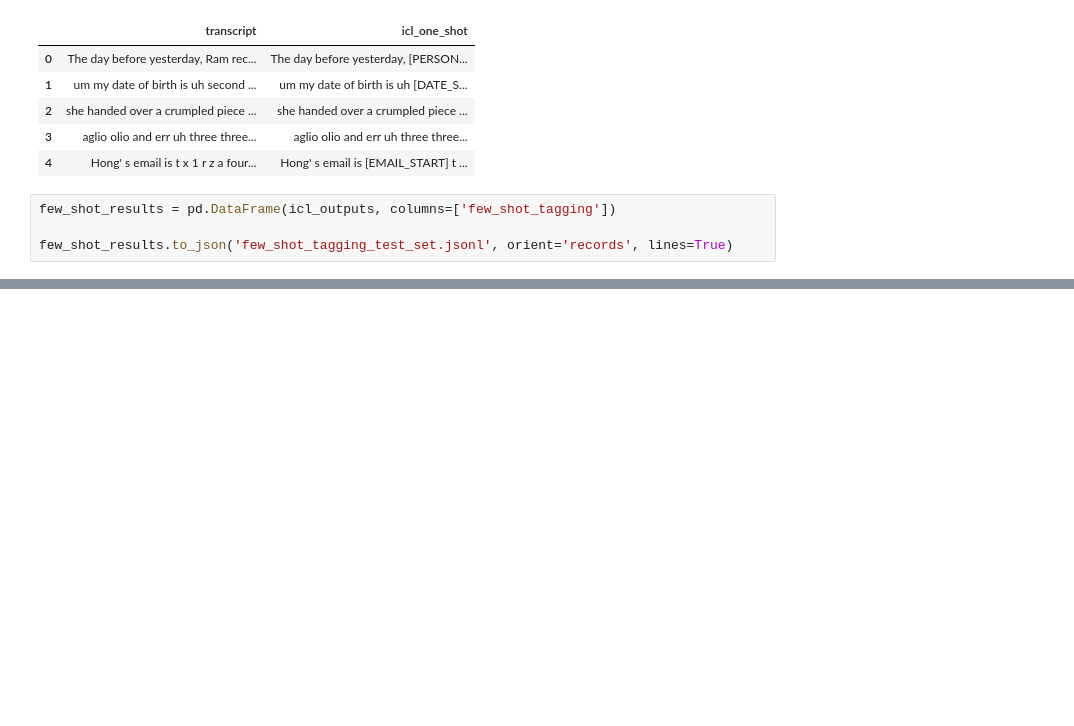
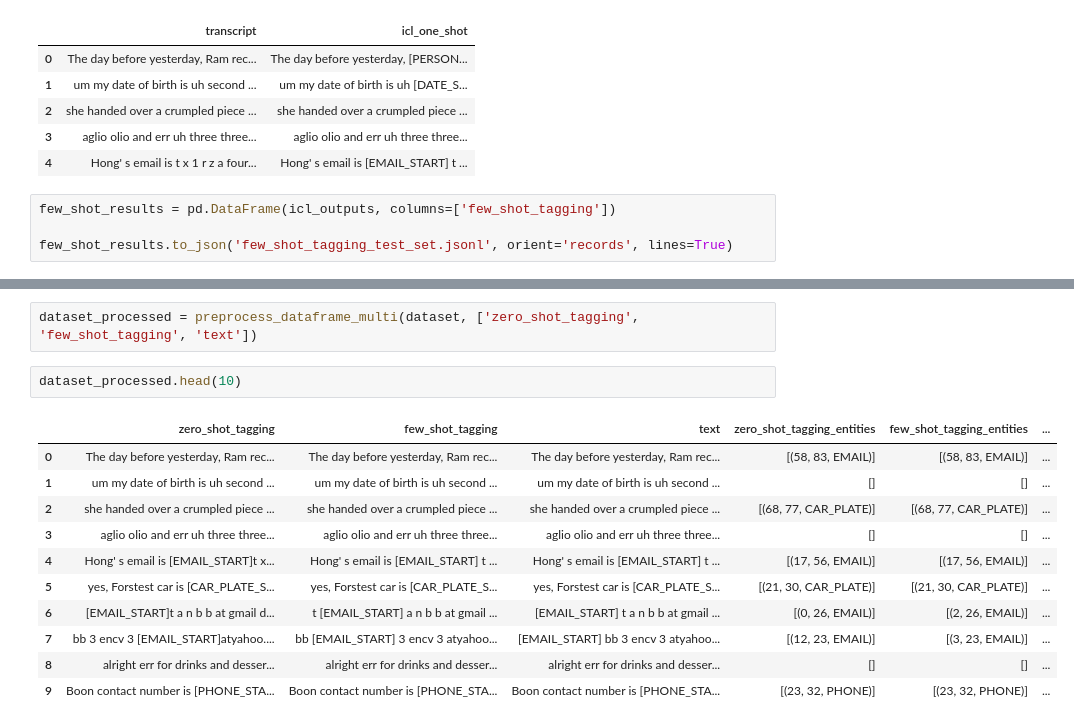
Before and after one commit to farhanazmiCS/Speech-PII, a Jupyter notebook: PIIs_with_LLMs.ipynb, the cells around one changed output, grey strips where cells are left out. Cells and saved outputs as stored; diff of their text form; blank space fills up the shorter version.

```diff
--- a/PIIs_with_LLMs.ipynb
+++ b/PIIs_with_LLMs.ipynb
@@ -863,0 +1100,16 @@ few_shot_results.to_json('few_shot_tagging_test_set.jsonl', orient='records', li
+# %%
+dataset_processed = preprocess_dataframe_multi(dataset, ['zero_shot_tagging', 'few_shot_tagging', 'text'])
+# %%
+dataset_processed.head(10)
+# %% [output]
+|  | zero_shot_tagging | few_shot_tagging | text | zero_shot_tagging_entities | few_shot_tagging_entities | ... |
+| 0 | The day before yesterday, Ram rec... | The day before yesterday, Ram rec... | The day before yesterday, Ram rec... | [(58, 83, EMAIL)] | [(58, 83, EMAIL)] | ... |
+| 1 | um my date of birth is uh second ... | um my date of birth is uh second ... | um my date of birth is uh second ... | [] | [] | ... |
+| 2 | she handed over a crumpled piece ... | she handed over a crumpled piece ... | she handed over a crumpled piece ... | [(68, 77, CAR_PLATE)] | [(68, 77, CAR_PLATE)] | ... |
+| 3 | aglio olio and err uh three three... | aglio olio and err uh three three... | aglio olio and err uh three three... | [] | [] | ... |
+| 4 | Hong' s email is [EMAIL_START]t x... | Hong' s email is [EMAIL_START] t ... | Hong' s email is [EMAIL_START] t ... | [(17, 56, EMAIL)] | [(17, 56, EMAIL)] | ... |
+| 5 | yes, Forstest car is [CAR_PLATE_S... | yes, Forstest car is [CAR_PLATE_S... | yes, Forstest car is [CAR_PLATE_S... | [(21, 30, CAR_PLATE)] | [(21, 30, CAR_PLATE)] | ... |
+| 6 | [EMAIL_START]t a n b b at gmail d... | t [EMAIL_START] a n b b at gmail ... | [EMAIL_START] t a n b b at gmail ... | [(0, 26, EMAIL)] | [(2, 26, EMAIL)] | ... |
+| 7 | bb 3 encv 3 [EMAIL_START]atyahoo.... | bb [EMAIL_START] 3 encv 3 atyahoo... | [EMAIL_START] bb 3 encv 3 atyahoo... | [(12, 23, EMAIL)] | [(3, 23, EMAIL)] | ... |
+| 8 | alright err for drinks and desser... | alright err for drinks and desser... | alright err for drinks and desser... | [] | [] | ... |
+| 9 | Boon contact number is [PHONE_STA... | Boon contact number is [PHONE_STA... | Boon contact number is [PHONE_STA... | [(23, 32, PHONE)] | [(23, 32, PHONE)] | ... |
```
Also changed, not shown: parts of 33 cells of this notebook, 2 other files.
